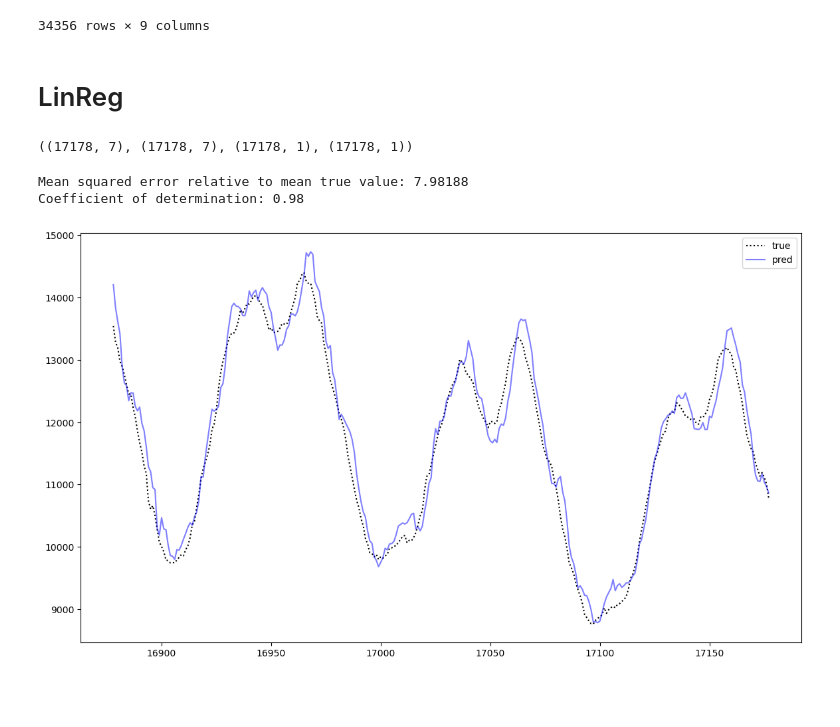
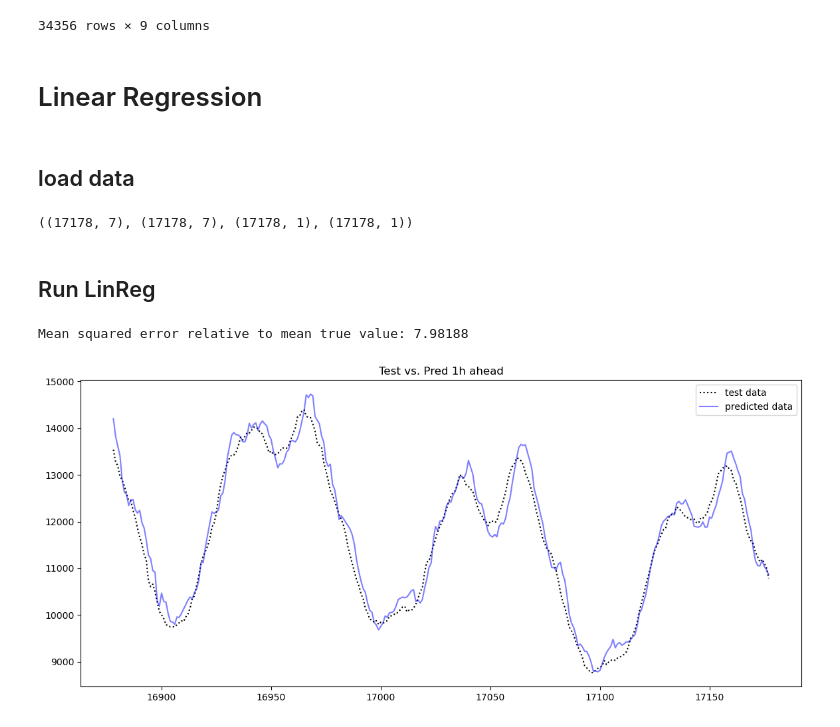
Before and after one commit to MischaDy/electricity-uq, a Jupyter notebook: energy_test.ipynb, the cells around one changed output. Saved outputs shown, nothing was run; the diff lists cells and outputs as text; code cells hidden in the pictures; blank space fills up the shorter version.

```diff
--- a/energy_test.ipynb
+++ b/energy_test.ipynb
@@ -168,6 +182,8 @@ df
 df.to_pickle('data.pkl')
 # %% [markdown]
-# LinReg
+# Linear Regression
+# %% [markdown]
+## load data
 # %%
 from sklearn import linear_model
 from sklearn.metrics import mean_squared_error, r2_score
@@ -186,48 +204,29 @@ X_train, X_test, y_train, y_test = train_test_split(X, y, test_size=0.5, shuffle
 X_train.shape, X_test.shape, y_train.shape, y_test.shape
 # %% [output]
 ((17178, 7), (17178, 7), (17178, 1), (17178, 1))
+# %% [markdown]
+## Run LinReg
 # %%
-# === perform regression ===
-
-# Create linear regression object
 regr = linear_model.LinearRegression()
-
-# Train the model using the training sets
 regr.fit(X_train, y_train)
-
-# Make predictions using the testing set
 y_pred = regr.predict(X_test)
 
-# The coefficients
-#print("Coefficients: \n"
-#      + '\n'.join(f'\t{ic}: {coef:.4f}'
-#                  for ic, coef in zip(input_cols, regr.coef_.squeeze())))
-# The mean squared error
 print(f"Mean squared error relative to mean true value: {mean_squared_error(y_test, y_pred) / y_test.mean():.5f}")
-# The coefficient of determination: 1 is perfect prediction
-print("Coefficient of determination: %.2f" % r2_score(y_test, y_pred))
 # %% [output]
 Mean squared error relative to mean true value: 7.98188
-Coefficient of determination: 0.98
 # %%
-# === plot ===
 # %matplotlib widget
+
+n_points = 300
+
+fig, ax = plt.subplots(figsize=(14,6))
 
 x_plot = np.arange(X_test.shape[0])
 
-# Plot outputs
-
-fig, ax = plt.subplots(figsize=(14,8))
-
-n_points = 300
-
-plt.plot(x_plot[-n_points:], y_test[-n_points:], color="black", label='true', linestyle='dotted')
-plt.plot(x_plot[-n_points:], y_pred[-n_points:], color="blue", label='pred', alpha=0.5)
-
-# plt.xticks(())
-# plt.yticks(())
-
+ax.plot(x_plot[-n_points:], y_test[-n_points:], color="black", label='test data', linestyle='dotted')
+ax.plot(x_plot[-n_points:], y_pred[-n_points:], color="blue", label='predicted data', alpha=0.5)
+plt.title('Test vs. Pred 1h ahead')
 plt.legend()
 plt.show()
 # %% [output]
-[figure, old version]
+[figure, new version]
```
Also changed, not shown: parts of 16 cells of this notebook, 4 other files.
